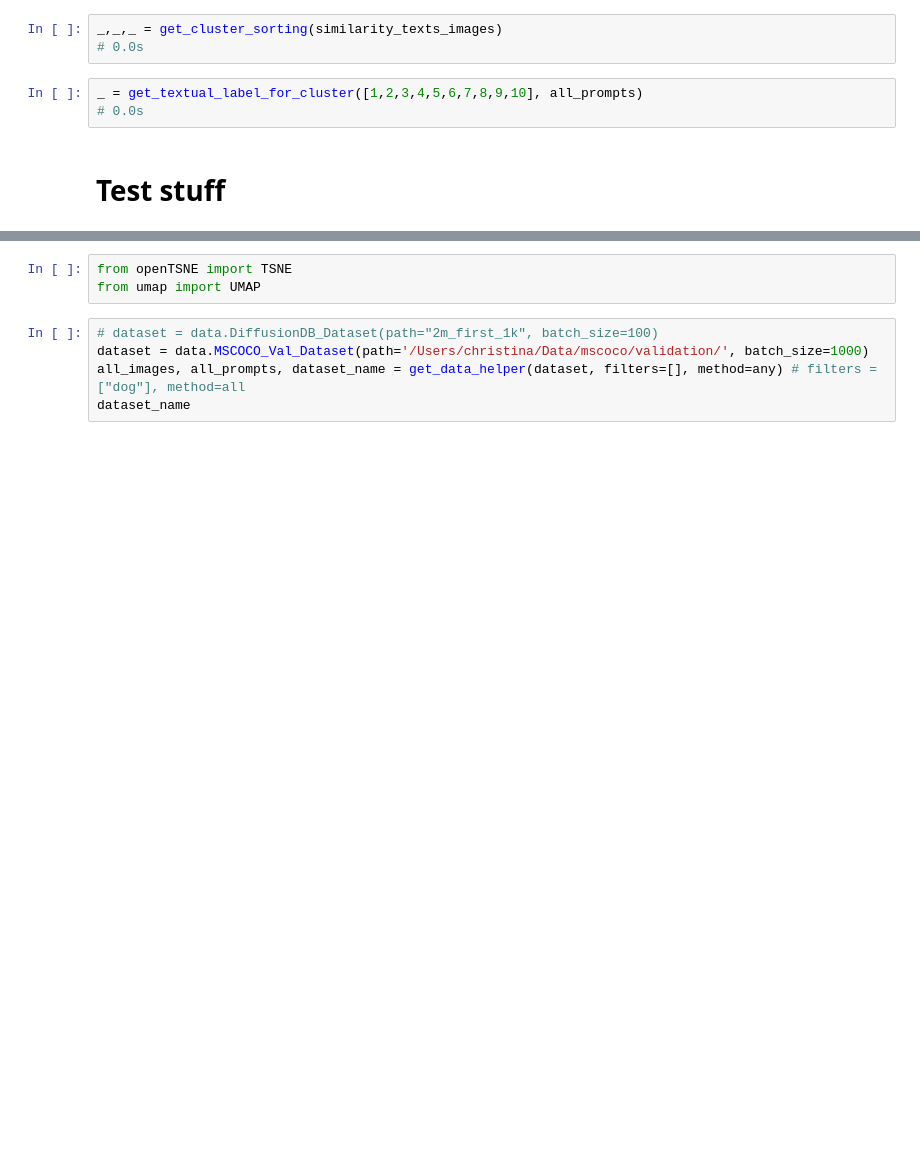
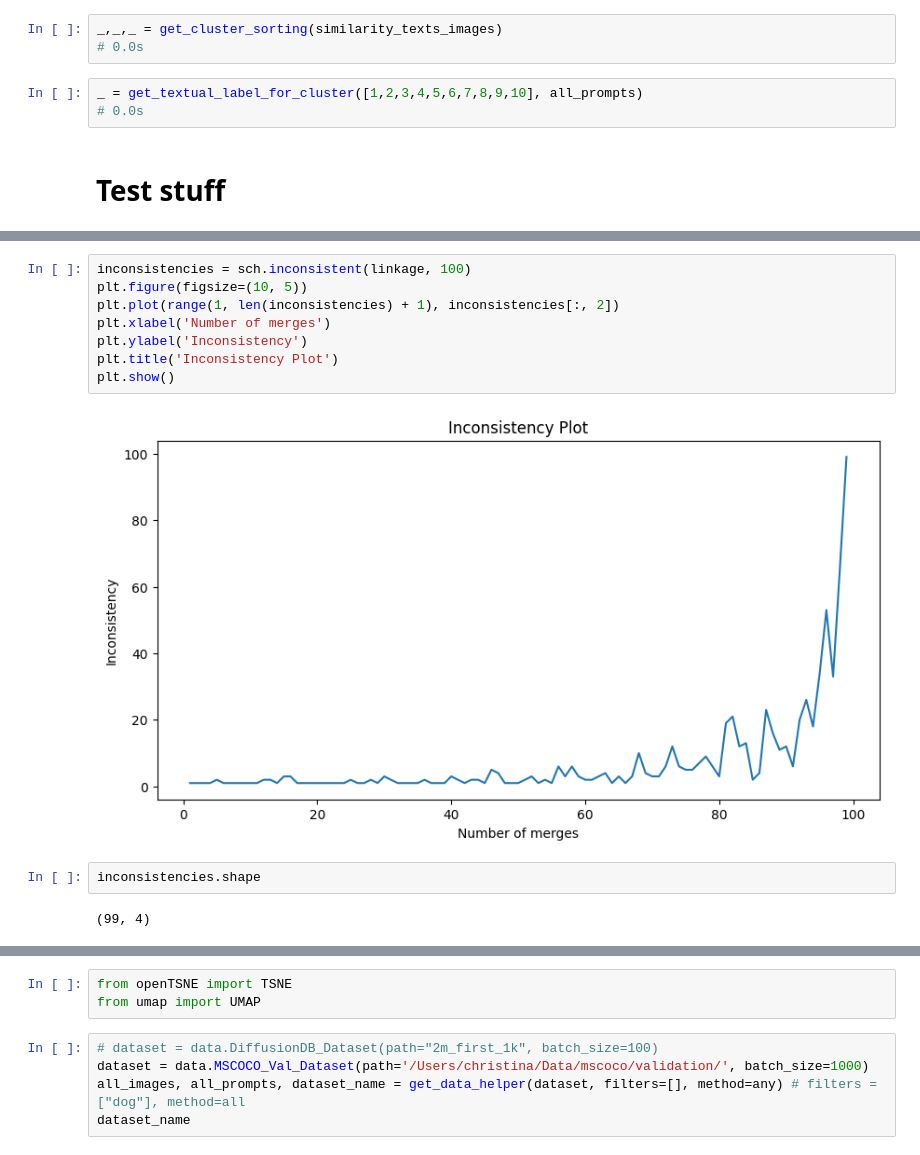
Before and after one commit to ginihumer/Amumo, a Jupyter notebook: notebooks/explore_clip.ipynb, the cells around one changed output, grey strips where cells are left out. Saved outputs shown, nothing was run; the diff lists cells and outputs as text; blank space fills up the shorter version.

```diff
--- a/notebooks/explore_clip.ipynb
+++ b/notebooks/explore_clip.ipynb
@@ -844,0 +890,14 @@ _ = get_textual_label_for_cluster([1,2,3,4,5,6,7,8,9,10], all_prompts)
+# %%
+inconsistencies = sch.inconsistent(linkage, 100)
+plt.figure(figsize=(10, 5))
+plt.plot(range(1, len(inconsistencies) + 1), inconsistencies[:, 2])
+plt.xlabel('Number of merges')
+plt.ylabel('Inconsistency')
+plt.title('Inconsistency Plot')
+plt.show()
+# %% [output]
+[figure, added]
+# %%
+inconsistencies.shape
+# %% [output]
+(99, 4)
```
Also changed, not shown: parts of 14 cells of this notebook, 5 other files.
